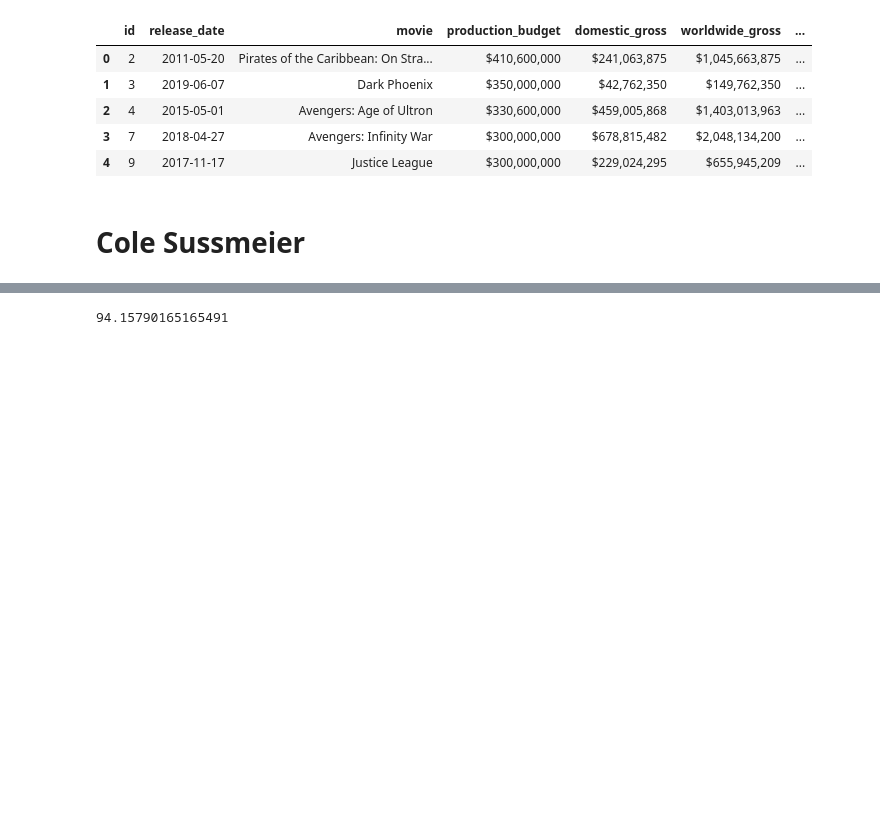
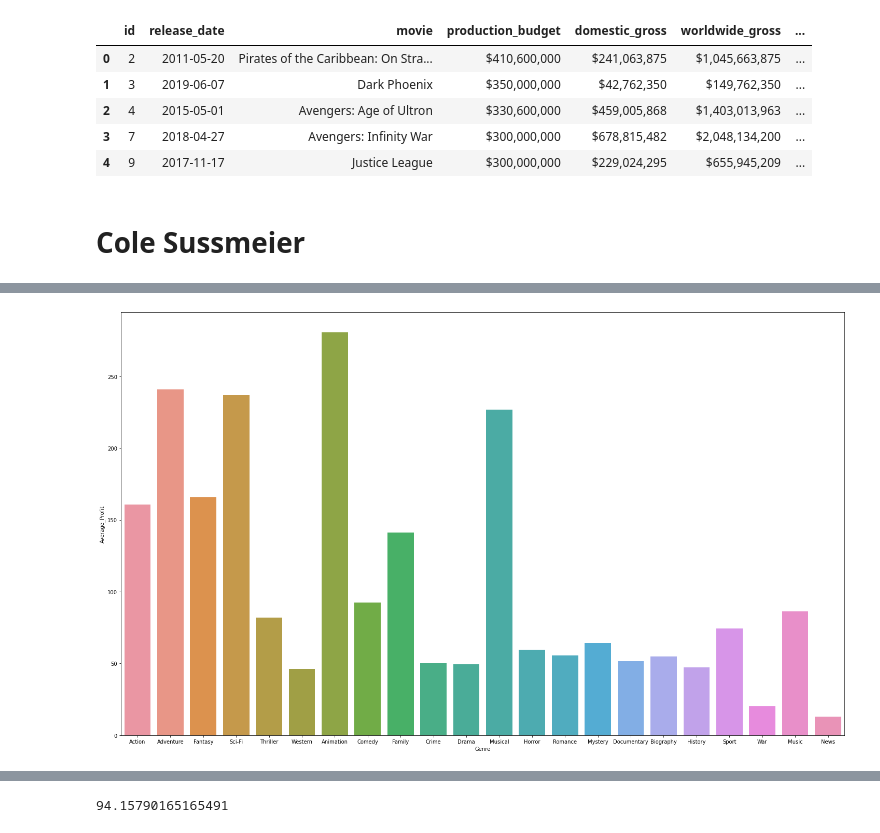
Before and after one commit to mrodberg/Pod1Capstone, a Jupyter notebook: Primary Notebook.ipynb, the cells around one changed output, grey strips where cells are left out. Saved outputs shown, nothing was run; the diff lists cells and outputs as text; code cells hidden in the pictures; blank space fills up the shorter version.

```diff
--- a/Primary Notebook.ipynb
+++ b/Primary Notebook.ipynb
@@ -84,0 +81,19 @@ genre_ratings_budget['profit_in_millions'].round().hist();
+# %%
+# genre_hash is a dictionary where each key is a genre, and the value is the number of times it occurs in the 'genres' column
+genre_hash = {}
+
+# array of lists where each individual list is every genre listed for a single movie
+genre_lists = genre_ratings_budget['genres'].str.split(',')
+
+for i, genres in enumerate(genre_lists):
+    # try/ except in case there is an empty list (no genres listed for a movie)
+    try:
+        for genre in genres:
+            # add one to genre if the key exists
+            if genre in genre_hash.keys():
+                genre_hash[genre] += 1
+            # otherwise create the key
+            else:
+                genre_hash[genre] = 1
+    except:
+        pass
@@ -84,0 +120,15 @@ genre_ratings_budget['profit_in_millions'].round().hist();
+# %%
+genre_stats = []
+for genre in genre_hash.keys():
+    #filter for every entry that contains the current genre
+    mask = genre_ratings_budget[genre_ratings_budget['genres'].str.contains(genre) == True]
+    # append list with averages for relevant features
+    genre_stats.append([genre, mask['profit_in_millions'].mean().round(2),
+                        mask['production_budget_in_millions'].mean().round(2),
+                        mask['averagerating'].mean().round(2),
+                        mask['numvotes'].mean().round(2)])
+# %%
+#convert to dataframe
+genre_stats_df = pd.DataFrame(genre_stats,
+                              columns=['Genre', 'Average_Profit', 'Average_Budget', 'Average_Rating', 'Average_Votes'])
+genre_stats_df
@@ -84,0 +157,5 @@ genre_ratings_budget['profit_in_millions'].round().hist();
+# %%
+plt.figure(figsize=(25,15))
+sns.barplot(data = genre_stats_df, x='Genre', y='Average_Profit');
+# %% [output]
+[figure, added]
```
Also changed, not shown: parts of 12 cells of this notebook.
